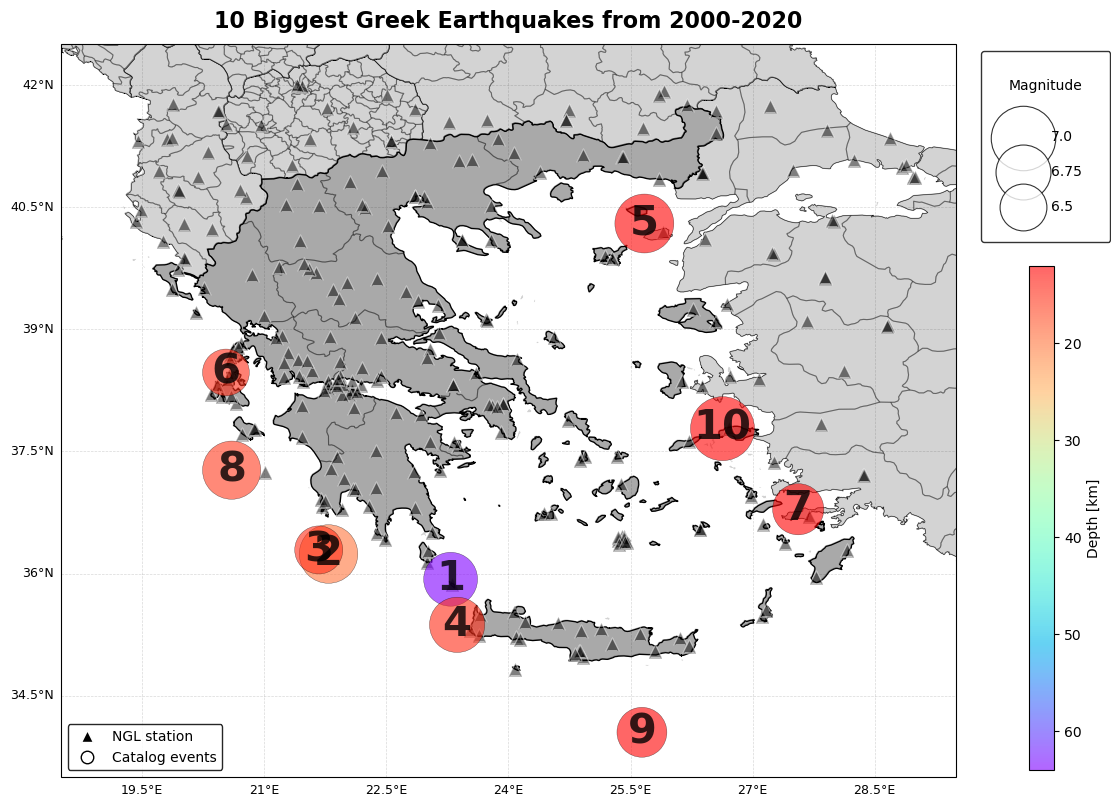
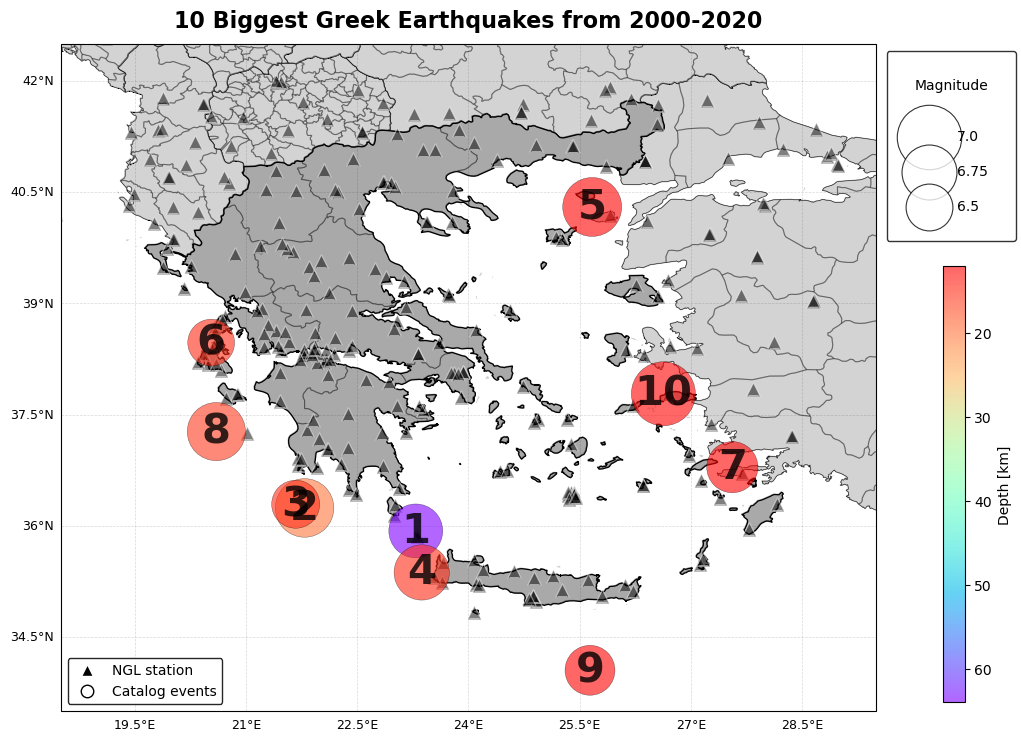
The change to this notebook cell's code, shown as a diff; its figure went from the first image to the second:
--- before
+++ after
@@ -19,5 +19,5 @@
 lon_min, lon_max = 18.5, 29.5
 lat_min, lat_max = 33.5, 42.5
-fig = plt.figure(figsize=(12, 10), facecolor="white")
+fig = plt.figure(figsize=(11, 10), facecolor="white")
 ax = fig.add_subplot(1, 1, 1, projection=ccrs.PlateCarree())
 ax.set_extent([lon_min, lon_max, lat_min, lat_max], crs=ccrs.PlateCarree())
@@ -71,5 +71,5 @@
     edgecolor="k", linewidth=0.3
 )
-cbar = plt.colorbar(sc, ax=ax, label="Depth [km]", shrink=0.52, anchor=(0.12, 0.27))
+cbar = plt.colorbar(sc, ax=ax, label="Depth [km]", shrink=0.45, anchor=(0.12, 0.3))
 cbar.ax.invert_yaxis()
 

Commit: Draft 8